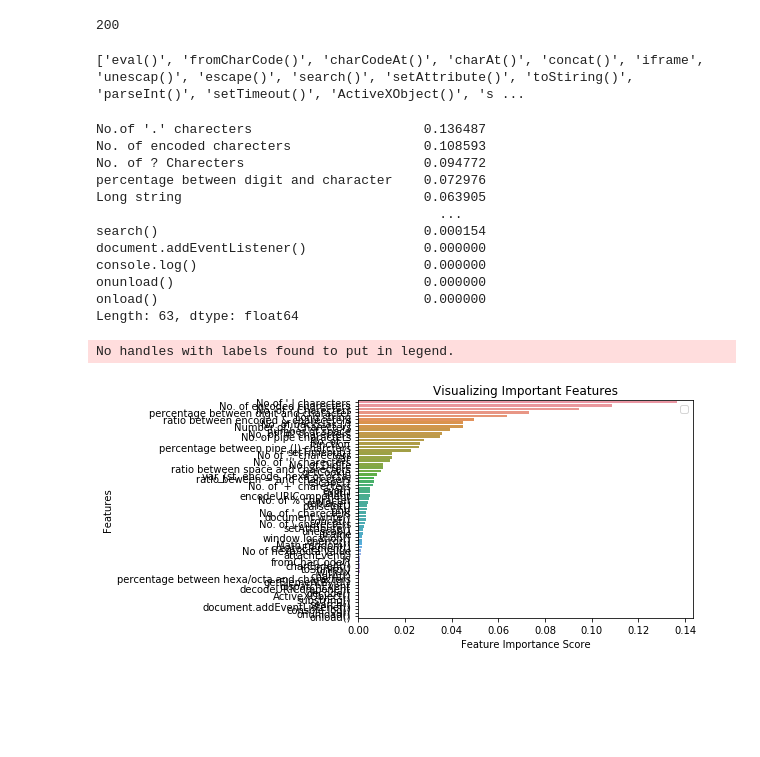
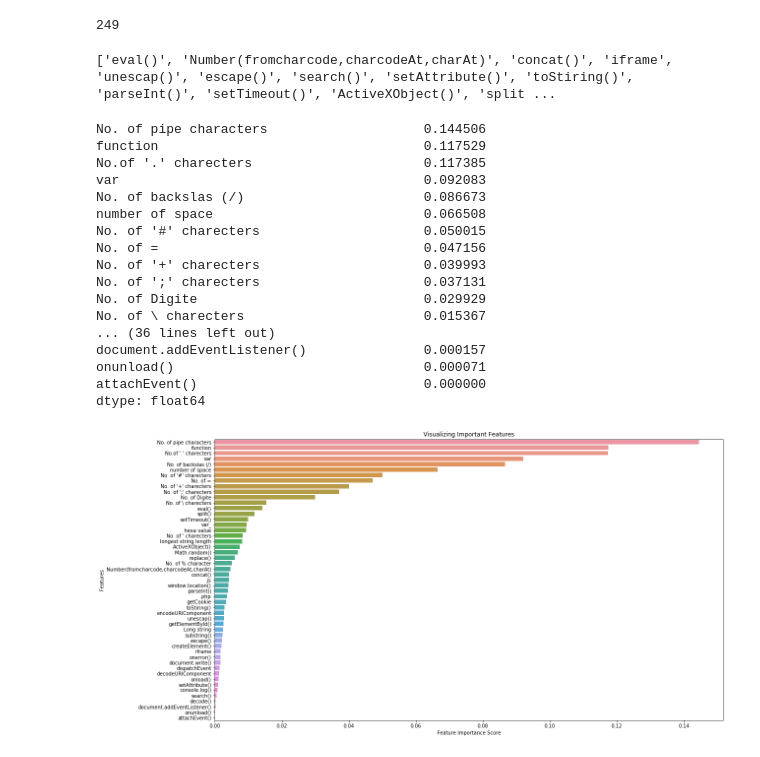
Before and after one commit to RabbiHasanR/django-ml-rest-api, a Jupyter notebook: research/scanner_attribute_test.ipynb, the cells around one changed output. Drawn from its saved outputs; the diff is of its cells as text; code cells hidden in the pictures; blank space fills up the shorter version.

```diff
--- a/research/scanner_attribute_test.ipynb
+++ b/research/scanner_attribute_test.ipynb
@@ -74,6 +10,6 @@ TypeError: '(slice(None, None, None), slice(None, -1, None))' is an invalid key
 # %%
 # load dataset
-df = pd.read_csv('dataset.csv', skipinitialspace=True)
+df = pd.read_csv('final_dataset.csv', skipinitialspace=True)
 x_cols = [c for c in df.columns if c != 'Found / Not Found']
 # set input matrix and target column
 X = df[x_cols]
@@ -192,40 +162,48 @@ ValueError: Length of passed values is 63, index implies 200
 # %%
 print(len(X))
 # %% [output]
-200
+249
 # %%
 print(x_cols)
 # %% [output]
-['eval()', 'fromCharCode()', 'charCodeAt()', 'charAt()', 'concat()', 'iframe', 'unescap()', 'escape()', 'search()', 'setAttribute()', 'toStiring()', 'parseInt()', 'setTimeout()', 'ActiveXObject()', 's ...
+['eval()', 'Number(fromcharcode,charcodeAt,charAt)', 'concat()', 'iframe', 'unescap()', 'escape()', 'search()', 'setAttribute()', 'toStiring()', 'parseInt()', 'setTimeout()', 'ActiveXObject()', 'split ...
 # %%
 import pandas as pd
 feature_imp = pd.Series(clf.feature_importances_,index=x_cols).sort_values(ascending=False)
 feature_imp
 # %% [output]
-No.of '.' charecters                      0.136487
-No. of encoded charecters                 0.108593
-No. of ? Charecters                       0.094772
-percentage between digit and character    0.072976
-Long string                               0.063905
-                                            ...
-search()                                  0.000154
-document.addEventListener()               0.000000
-console.log()                             0.000000
-onunload()                                0.000000
-onload()                                  0.000000
-Length: 63, dtype: float64
+No. of pipe characters                    0.144506
+function                                  0.117529
+No.of '.' charecters                      0.117385
+var                                       0.092083
+No. of backslas (/)                       0.086673
+number of space                           0.066508
+No. of '#' charecters                     0.050015
+No. of =                                  0.047156
+No. of '+' charecters                     0.039993
+No. of ';' charecters                     0.037131
+No. of Digite                             0.029929
+No. of \ charecters                       0.015367
+... (36 lines left out)
+document.addEventListener()               0.000157
+onunload()                                0.000071
+attachEvent()                             0.000000
+dtype: float64
 # %%
 import matplotlib.pyplot as plt
 import seaborn as sns
 %matplotlib inline
 # Creating a bar plot
 sns.barplot(x=feature_imp, y=feature_imp.index)
 # Add labels to your graph
 plt.xlabel('Feature Importance Score')
 plt.ylabel('Features')
 plt.title("Visualizing Important Features")
-plt.legend()
-plt.show()
+#plt.legend()
+#plt.show()
+fig = plt.gcf()
+fig.set_size_inches(18.5, 10.5)
+fig.savefig('test2png.png', dpi=100)
+#plt.savefig('viz.png',dpi=200)
 # %% [output]
-No handles with labels found to put in legend.
-[figure, old version]
+[figure, new version]
```
Also changed, not shown: parts of 25 cells of this notebook, 20 other files.
